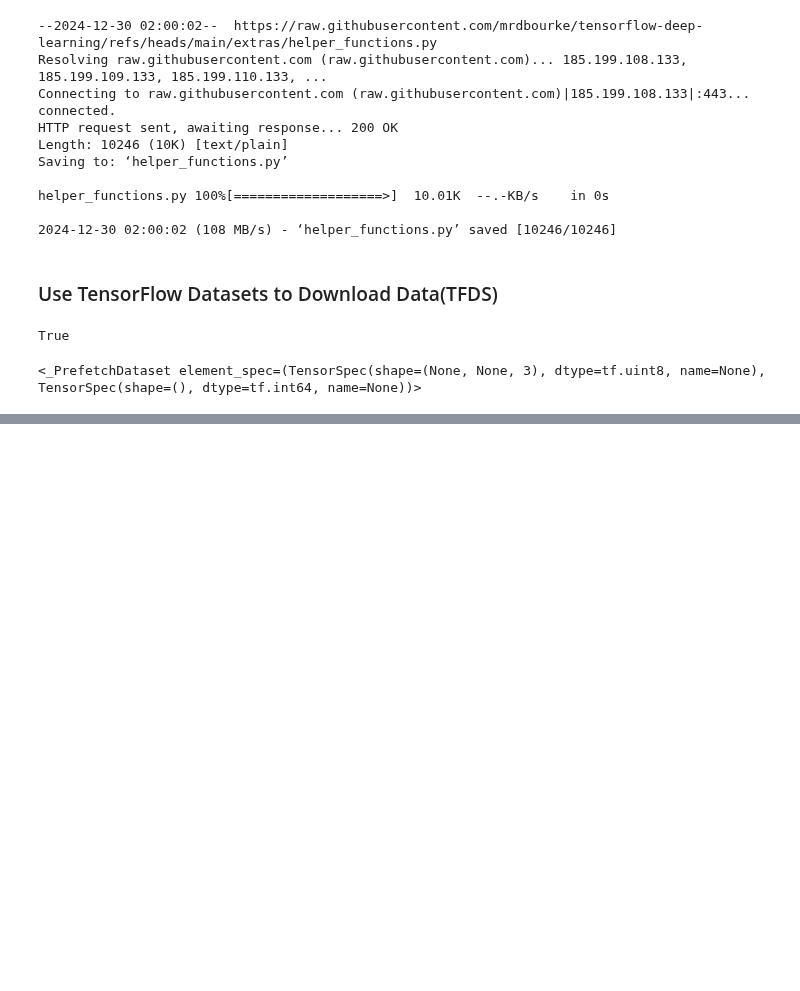
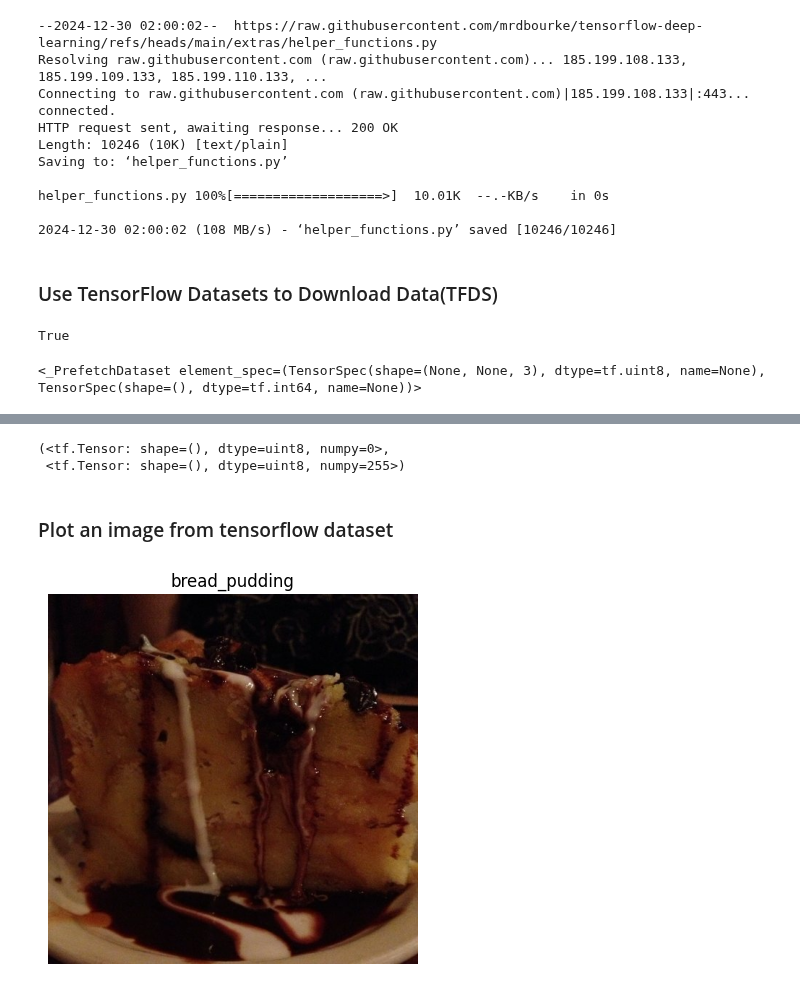
Before and after one commit to LivingstonTardzenyuy/Deep-Learning-with-TensorFlow, a Jupyter notebook: 07_milestone_project_1_Food_vision.ipynb, the cells around one changed output, grey strips where cells are left out. Saved outputs shown, nothing was run; the diff lists cells and outputs as text; code cells hidden in the pictures; blank space fills up the shorter version.

Commit message:
preprocessing our images into batches.

```diff
--- a/07_milestone_project_1_Food_vision.ipynb
+++ b/07_milestone_project_1_Food_vision.ipynb
@@ -77,0 +87,4 @@ train_data
+# %%
+# Get the class names.
+class_names = ds_info.features['label'].names
+class_names[:10]
@@ -77,0 +111,4 @@ train_data
+# %%
+# Take one sample of our train data.
+train_one_sample = train_data.take(1)
+train_one_sample
@@ -77,0 +117,13 @@ train_data
+# %%
+# OUtput info about our training sample.
+
+for image, label in train_one_sample:
+  print(f"""
+    The shape of our image tensor is: {image.shape}
+    The datatype of our image tensor is: {image.dtype}
+    The shape of our label tensor is: {label.shape}
+    The datatype of our label tensor is: {label.dtype}
+    Target class from Food101 (tensor form): {label}
+    Class name (str form): {class_names[label.numpy()]
+    }
+  """)
@@ -77,0 +158,15 @@ train_data
+# %%
+# What are the min and max of our images ?.
+tf.reduce_min(image), tf.reduce_max(image)
+# %% [output]
+(<tf.Tensor: shape=(), dtype=uint8, numpy=0>,
+ <tf.Tensor: shape=(), dtype=uint8, numpy=255>)
+# %% [markdown]
+### Plot an image from tensorflow dataset
+# %%
+import matplotlib.pyplot as plt
+plt.imshow(image)
+plt.title(class_names[label.numpy()])  # Add title to image to verify the label is associated with right image.
+plt.axis(False);
+# %% [output]
+[figure, added]
```
Also changed, not shown: parts of 12 cells of this notebook.
